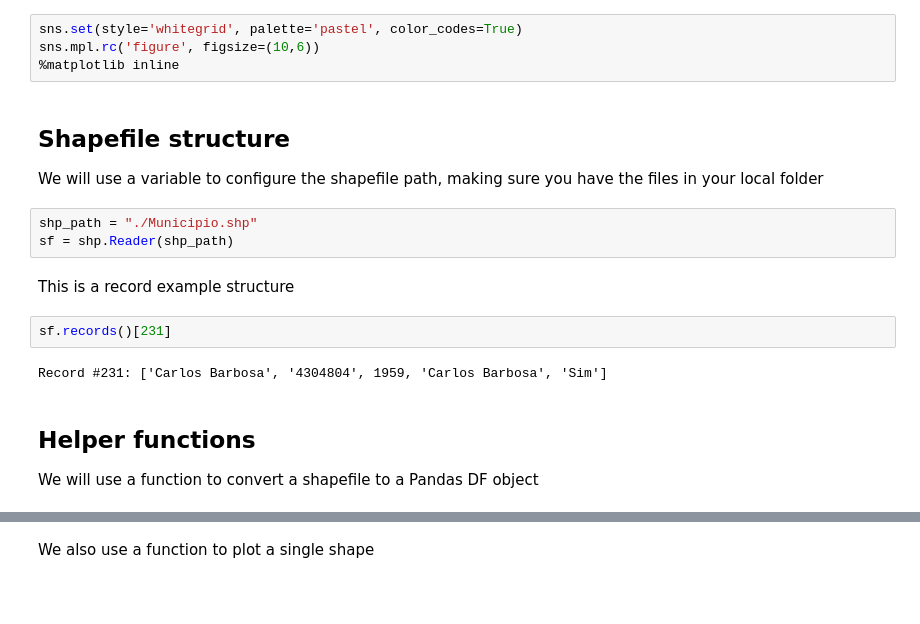
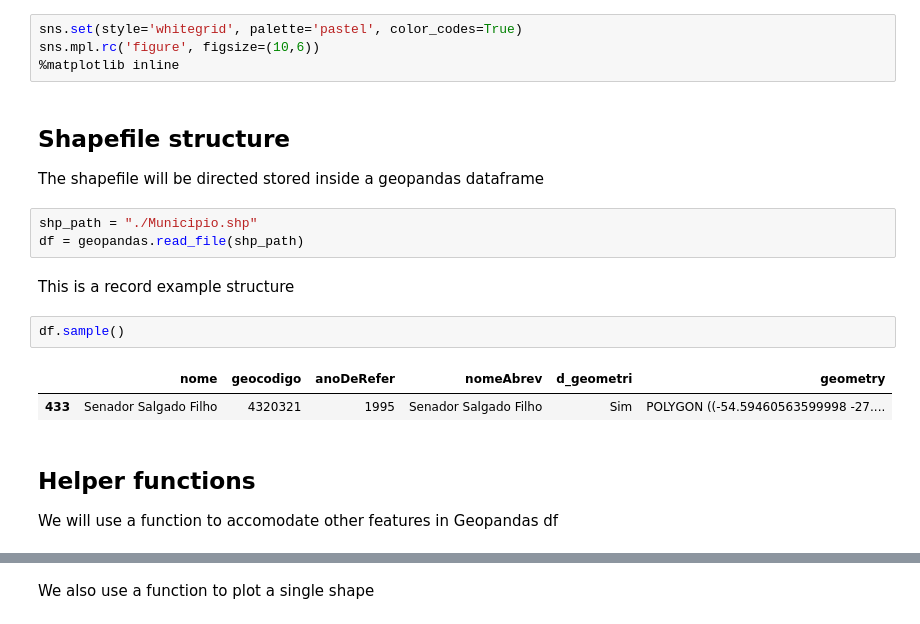
Before and after one commit to rafaeelaudibert/GuerraMundialRS, a Jupyter notebook: GuerraRS.ipynb, the cells around one changed output, grey strips where cells are left out. Saved outputs shown, nothing was run; the diff lists cells and outputs as text; blank space fills up the shorter version.

```diff
--- a/GuerraRS.ipynb
+++ b/GuerraRS.ipynb
@@ -20,20 +22,21 @@ And initializing the visualization set
 sns.set(style='whitegrid', palette='pastel', color_codes=True)
 sns.mpl.rc('figure', figsize=(10,6))
 %matplotlib inline
-# %% [markdown]
-## Shapefile structure
-
-We will use a variable to configure the shapefile path, making sure you have the files in your local folder
+# %% [markdown]
+## Shapefile structure
+
+The shapefile will be directed stored inside a geopandas dataframe
 # %%
 shp_path = "./Municipio.shp"
-sf = shp.Reader(shp_path)
+df = geopandas.read_file(shp_path)
 # %% [markdown]
 This is a record example structure
-# %%
-sf.records()[231]
-# %% [output]
-Record #231: ['Carlos Barbosa', '4304804', 1959, 'Carlos Barbosa', 'Sim']
+# %%
+df.sample()
+# %% [output]
+|  | nome | geocodigo | anoDeRefer | nomeAbrev | d_geometri | geometry |
+| 433 | Senador Salgado Filho | 4320321 | 1995 | Senador Salgado Filho | Sim | POLYGON ((-54.59460563599998 -27.... |
 # %% [markdown]
 ## Helper functions
 
-We will use a function to convert a shapefile to a Pandas DF object
+We will use a function to accomodate other features in Geopandas df
```
Also changed, not shown: parts of 14 cells of this notebook.
